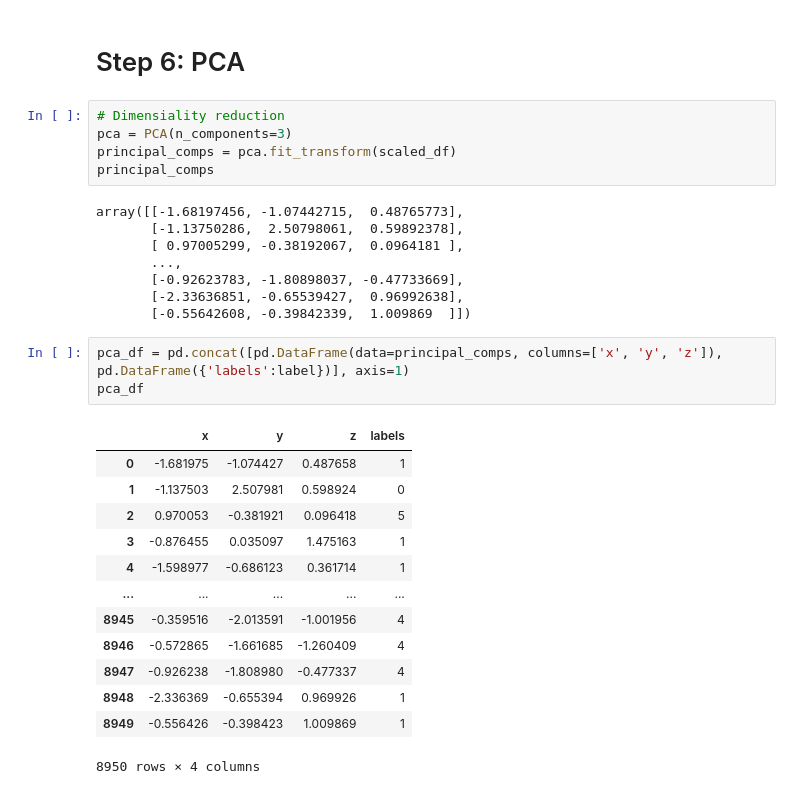
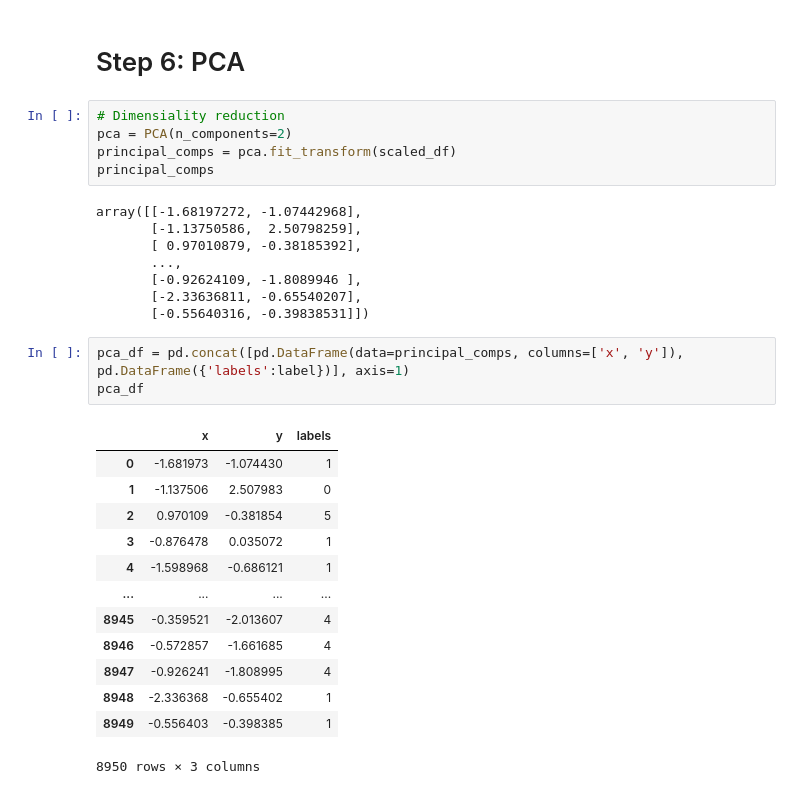
Before and after one commit to Tursunali-portfolio/Customer_segmentation, a Jupyter notebook: Customer_clustering.ipynb, the cells around one changed output. Cells and saved outputs as stored; diff of their text form.

```diff
--- a/Customer_clustering.ipynb
+++ b/Customer_clustering.ipynb
@@ -321,31 +321,31 @@ for i in df.columns:
 # Step 6: PCA
 # %%
 # Dimensiality reduction
-pca = PCA(n_components=3)
+pca = PCA(n_components=2)
 principal_comps = pca.fit_transform(scaled_df)
 principal_comps
 # %% [output]
-array([[-1.68197456, -1.07442715,  0.48765773],
-       [-1.13750286,  2.50798061,  0.59892378],
-       [ 0.97005299, -0.38192067,  0.0964181 ],
+array([[-1.68197272, -1.07442968],
+       [-1.13750586,  2.50798259],
+       [ 0.97010879, -0.38185392],
        ...,
-       [-0.92623783, -1.80898037, -0.47733669],
-       [-2.33636851, -0.65539427,  0.96992638],
-       [-0.55642608, -0.39842339,  1.009869  ]])
+       [-0.92624109, -1.8089946 ],
+       [-2.33636811, -0.65540207],
+       [-0.55640316, -0.39838531]])
 # %%
-pca_df = pd.concat([pd.DataFrame(data=principal_comps, columns=['x', 'y', 'z']), pd.DataFrame({'labels':label})], axis=1)
+pca_df = pd.concat([pd.DataFrame(data=principal_comps, columns=['x', 'y']), pd.DataFrame({'labels':label})], axis=1)
 pca_df
 # %% [output]
-|  | x | y | z | labels |
-| 0 | -1.681975 | -1.074427 | 0.487658 | 1 |
-| 1 | -1.137503 | 2.507981 | 0.598924 | 0 |
-| 2 | 0.970053 | -0.381921 | 0.096418 | 5 |
-| 3 | -0.876455 | 0.035097 | 1.475163 | 1 |
-| 4 | -1.598977 | -0.686123 | 0.361714 | 1 |
-| ... | ... | ... | ... | ... |
-| 8945 | -0.359516 | -2.013591 | -1.001956 | 4 |
-| 8946 | -0.572865 | -1.661685 | -1.260409 | 4 |
-| 8947 | -0.926238 | -1.808980 | -0.477337 | 4 |
-| 8948 | -2.336369 | -0.655394 | 0.969926 | 1 |
-| 8949 | -0.556426 | -0.398423 | 1.009869 | 1 |
+|  | x | y | labels |
+| 0 | -1.681973 | -1.074430 | 1 |
+| 1 | -1.137506 | 2.507983 | 0 |
+| 2 | 0.970109 | -0.381854 | 5 |
+| 3 | -0.876478 | 0.035072 | 1 |
+| 4 | -1.598968 | -0.686121 | 1 |
+| ... | ... | ... | ... |
+| 8945 | -0.359521 | -2.013607 | 4 |
+| 8946 | -0.572857 | -1.661685 | 4 |
+| 8947 | -0.926241 | -1.808995 | 4 |
+| 8948 | -2.336368 | -0.655402 | 1 |
+| 8949 | -0.556403 | -0.398385 | 1 |
-8950 rows × 4 columns
+8950 rows × 3 columns
```
Also changed, not shown: parts of 2 cells of this notebook.
